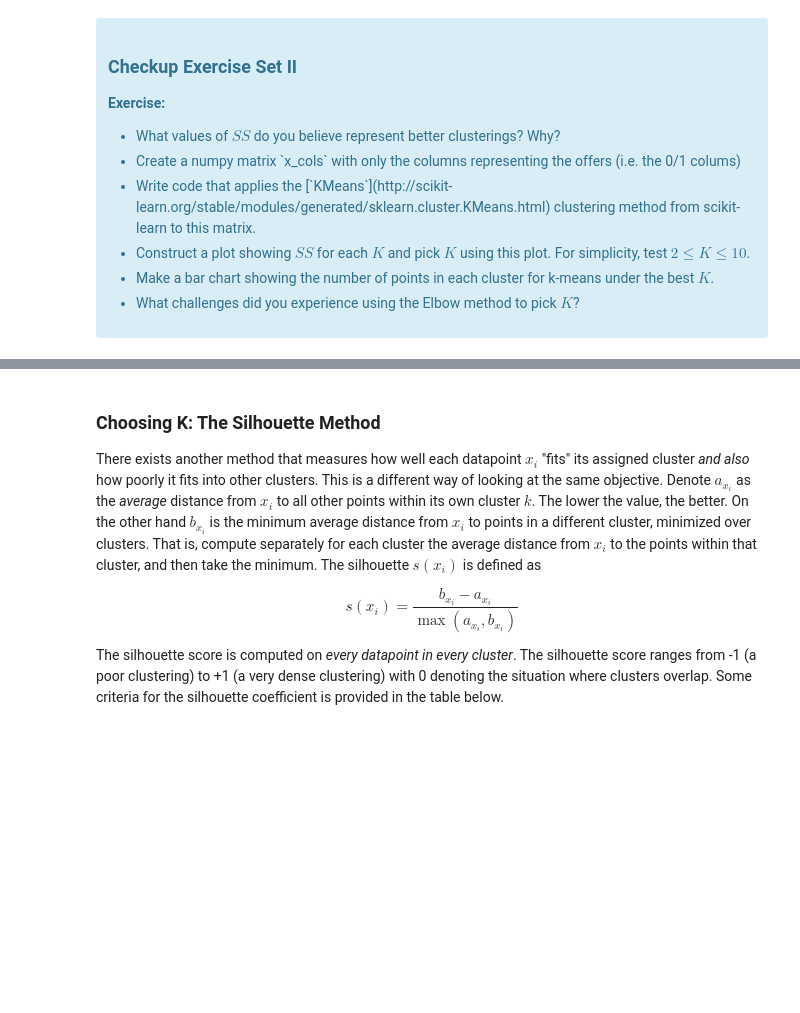
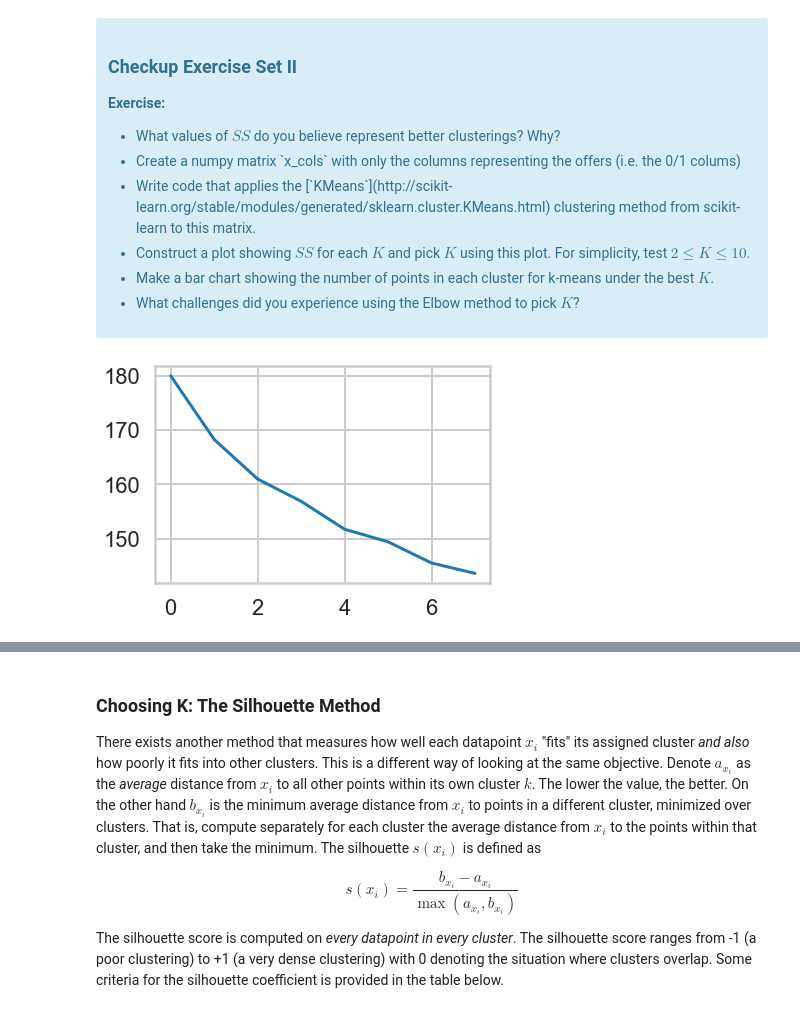
Before and after one commit to ranjeetkrnitk/SpringBoardTasks, a Jupyter notebook: Mini Projects/16.2.6/Mini_Project_Clustering.ipynb, the cells around one changed output, grey strips where cells are left out. Cells and saved outputs as stored; diff of their text form; code cells hidden in the pictures; blank space fills up the shorter version.

```diff
--- a/Mini Projects/16.2.6/Mini_Project_Clustering.ipynb
+++ b/Mini Projects/16.2.6/Mini_Project_Clustering.ipynb
@@ -62,0 +61,7 @@ The first thing we need is a way to compare customers. To do this, we're going t
+# %%
+#your turn
+table = pd.pivot_table(df_transactions, values='n',
+                       columns=['offer_id'],
+                       index=['customer_name'],
+                      fill_value=0)
+table.head()
@@ -62,0 +81,3 @@ The first thing we need is a way to compare customers. To do this, we're going t
+# %%
+table["sum"] = table.sum(axis=1)
+table.head()
@@ -90,0 +170,2 @@ where $x_i$ is a point, $C_k$ represents cluster $k$ and $\mu_k$ is the centroid
+# %%
+x_cols = table.to_numpy()
@@ -90,0 +176,30 @@ where $x_i$ is a point, $C_k$ represents cluster $k$ and $\mu_k$ is the centroid
+# %%
+# Construct a plot showing  𝑆𝑆 for each  𝐾 and pick  𝐾 using this plot. For simplicity, test  2≤𝐾≤10
+
+from scipy.spatial import distance
+from sklearn.cluster import KMeans
+
+# function returns SS score for k values from 1 to kmax
+def calculate_SS(points, kmax):
+  sse = []
+  for k in range(2, kmax+1):
+    kmeans = KMeans(n_clusters = k).fit(points)
+    centroids = kmeans.cluster_centers_
+    pred_clusters = kmeans.predict(points)
+    curr_sse = 0
+
+    # calculate square of Euclidean distance of each point from its cluster center and add to current SS
+    for i in range(len(points)):
+      curr_center = centroids[pred_clusters[i]]
+      curr_sse += distance.euclidean(points[i],curr_center)
+
+    sse.append(curr_sse)
+  return sse
+
+sse = calculate_SS(x_cols, 9)
+# %%
+import matplotlib.pyplot as plt
+plt.plot(sse)
+plt.show()
+# %% [output]
+[figure, added]
```
Also changed, not shown: parts of 30 cells of this notebook, 4 other files.
